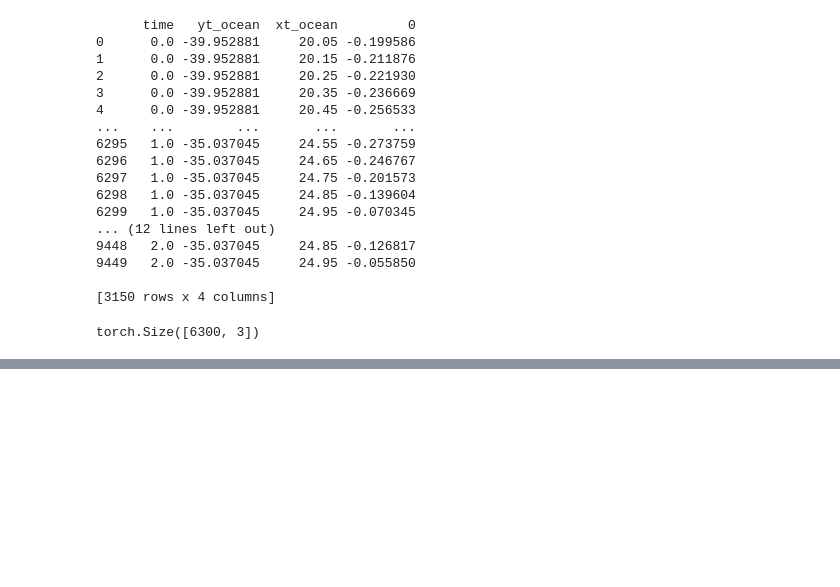
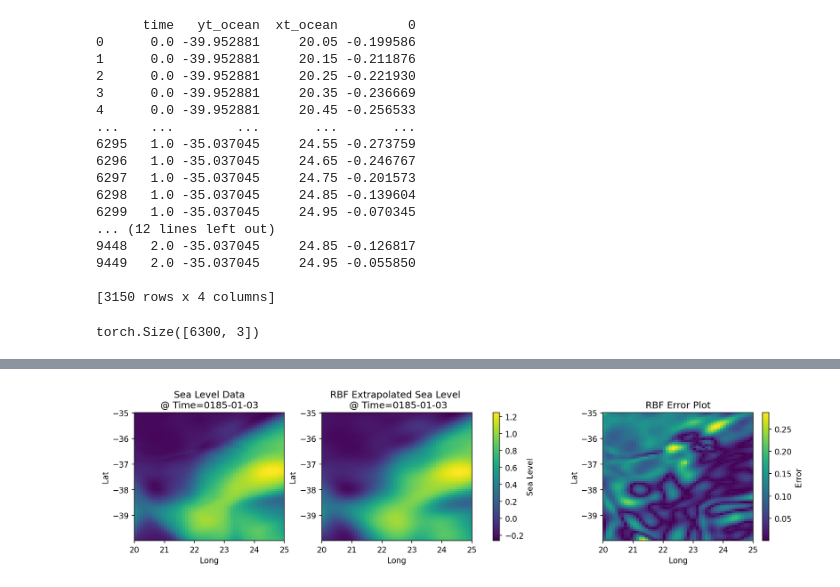
Before and after one commit to rohanlopez7/BML_GP_Project, a Jupyter notebook: Nicole/spatialtemporal-rbf-extrap.ipynb, the cells around one changed output, grey strips where cells are left out. Cells and saved outputs as stored; diff of their text form; code cells hidden in the pictures; blank space fills up the shorter version.

```diff
--- a/Nicole/spatialtemporal-rbf-extrap.ipynb
+++ b/Nicole/spatialtemporal-rbf-extrap.ipynb
@@ -210,0 +206,36 @@ plt.show()
+# %%
+
+# Plot True Sea Level Data, GP Prediction, and Error
+test_X_1, test_X_2 = np.meshgrid(test_x[:,2].unique(),test_x[:,1].unique())
+
+fig, ax = plt.subplots(1, 3, dpi=150, figsize=(15, 3))
+plt.subplots_adjust(wspace=0.25)
+
+ax[0].pcolormesh(test_X_1, test_X_2,
+             test_y.reshape(test_X_2.shape), shading='auto')
+ax[0].set_title("Sea Level Data\n@ Time=0185-01-03")
+ax[0].set_xlabel("Long")
+ax[0].set_ylabel("Lat")
+
+contour_ = ax[1].pcolormesh(test_X_1, test_X_2,
+             pred_labels.detach().reshape(test_X_2.shape),  shading='auto')
+ax[1].set_title("RBF Extrapolated Sea Level \n @ Time=0185-01-03")
+ax[1].set_xlabel("Long")
+ax[1].set_ylabel("Lat")
+
+error_ = ax[2].pcolormesh(test_X_1, test_X_2,
+             delta_y.reshape(test_X_2.shape), shading='auto')
+ax[2].set_title("RBF Error Plot")
+ax[2].set_xlabel("Long")
+ax[2].set_ylabel("Lat")
+
+cbar = fig.colorbar(contour_, ax=ax[0:2].ravel().tolist())
+cbar.ax.set_ylabel('Sea Level')
+
+cbar_e = fig.colorbar(error_, ax=ax[2])
+cbar_e.ax.set_ylabel('Error')
+
+
+plt.show()
+# %% [output]
+[figure, added]
```
Also changed, not shown: parts of 5 cells of this notebook.
